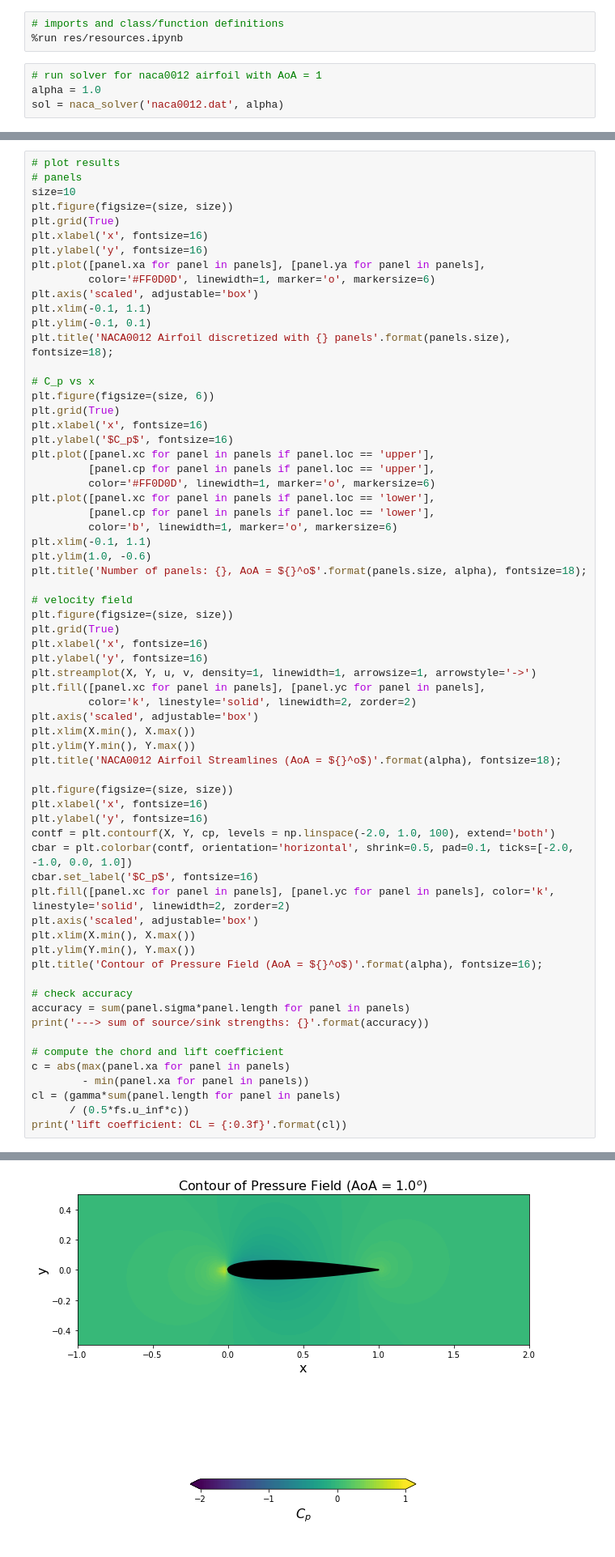
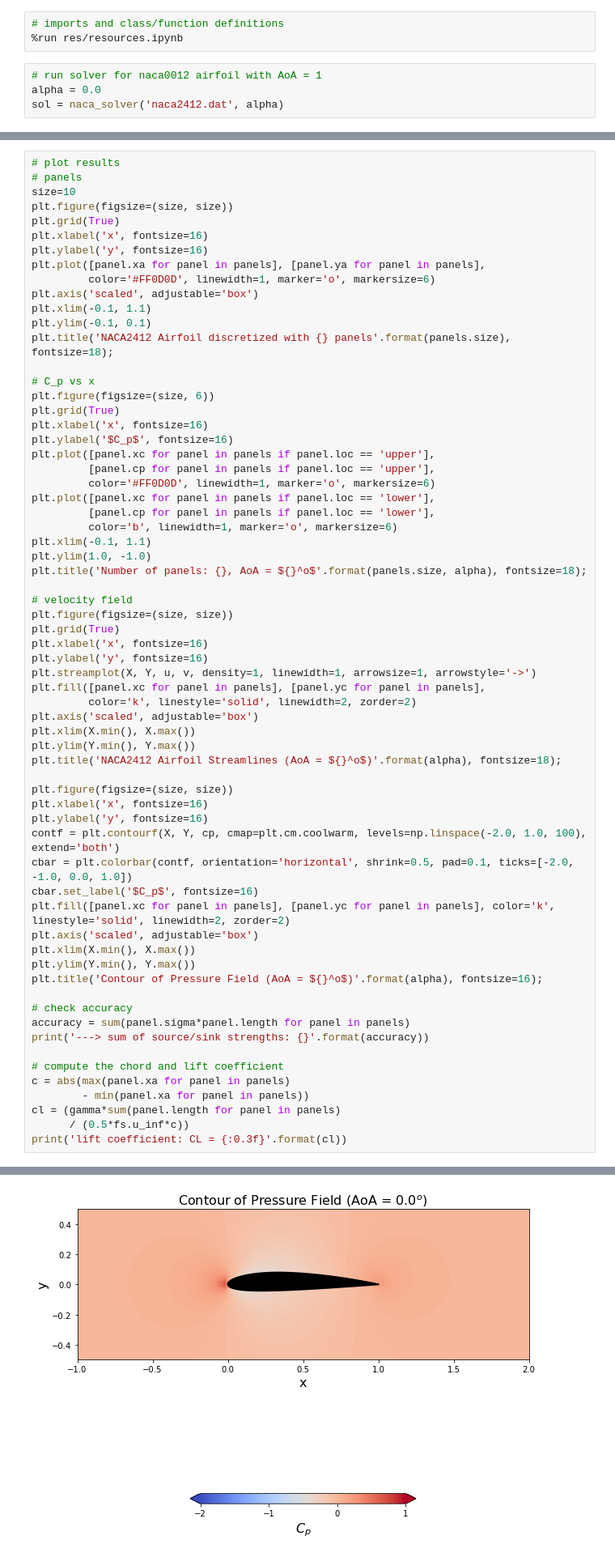
Before and after one commit to bobforcha/AeroPython-studentprojects2017, a Jupyter notebook: final_report.ipynb, the cells around one changed output, grey strips where cells are left out. Shown at 81% size. Saved outputs shown, nothing was run; the diff lists cells and outputs as text.

Commit message:
finish initial solver, begin blasius solution section

```diff
--- a/final_report.ipynb
+++ b/final_report.ipynb
@@ -20,5 +20,5 @@ As an example, the solver is run with a NACA0012 symmetric airfoil with an AoA o
 %run res/resources.ipynb
 # %%
 # run solver for naca0012 airfoil with AoA = 1
-alpha = 1.0
-sol = naca_solver('naca0012.dat', alpha)
+alpha = 0.0
+sol = naca_solver('naca2412.dat', alpha)
@@ -47,7 +41,7 @@ plt.plot([panel.xa for panel in panels], [panel.ya for panel in panels],
 plt.axis('scaled', adjustable='box')
 plt.xlim(-0.1, 1.1)
 plt.ylim(-0.1, 0.1)
-plt.title('NACA0012 Airfoil discretized with {} panels'.format(panels.size), fontsize=18);
+plt.title('NACA2412 Airfoil discretized with {} panels'.format(panels.size), fontsize=18);
 
 # C_p vs x
 plt.figure(figsize=(size, 6))
@@ -61,7 +55,7 @@ plt.plot([panel.xc for panel in panels if panel.loc == 'lower'],
          [panel.cp for panel in panels if panel.loc == 'lower'],
          color='b', linewidth=1, marker='o', markersize=6)
 plt.xlim(-0.1, 1.1)
-plt.ylim(1.0, -0.6)
+plt.ylim(1.0, -1.0)
 plt.title('Number of panels: {}, AoA = ${}^o$'.format(panels.size, alpha), fontsize=18);
 
 # velocity field
@@ -75,12 +69,12 @@ plt.fill([panel.xc for panel in panels], [panel.yc for panel in panels],
 plt.axis('scaled', adjustable='box')
 plt.xlim(X.min(), X.max())
 plt.ylim(Y.min(), Y.max())
-plt.title('NACA0012 Airfoil Streamlines (AoA = ${}^o$)'.format(alpha), fontsize=18);
+plt.title('NACA2412 Airfoil Streamlines (AoA = ${}^o$)'.format(alpha), fontsize=18);
 
 plt.figure(figsize=(size, size))
 plt.xlabel('x', fontsize=16)
 plt.ylabel('y', fontsize=16)
-contf = plt.contourf(X, Y, cp, levels = np.linspace(-2.0, 1.0, 100), extend='both')
+contf = plt.contourf(X, Y, cp, cmap=plt.cm.coolwarm, levels=np.linspace(-2.0, 1.0, 100), extend='both')
 cbar = plt.colorbar(contf, orientation='horizontal', shrink=0.5, pad=0.1, ticks=[-2.0, -1.0, 0.0, 1.0])
 cbar.set_label('$C_p$', fontsize=16)
 plt.fill([panel.xc for panel in panels], [panel.yc for panel in panels], color='k', linestyle='solid', linewidth=2, zorder=2)
@@ -108 +102 @@ lift coefficient: CL = 0.121
-[figure, old version]
+[figure, new version]
```
Also changed, not shown: parts of 7 cells of this notebook.
